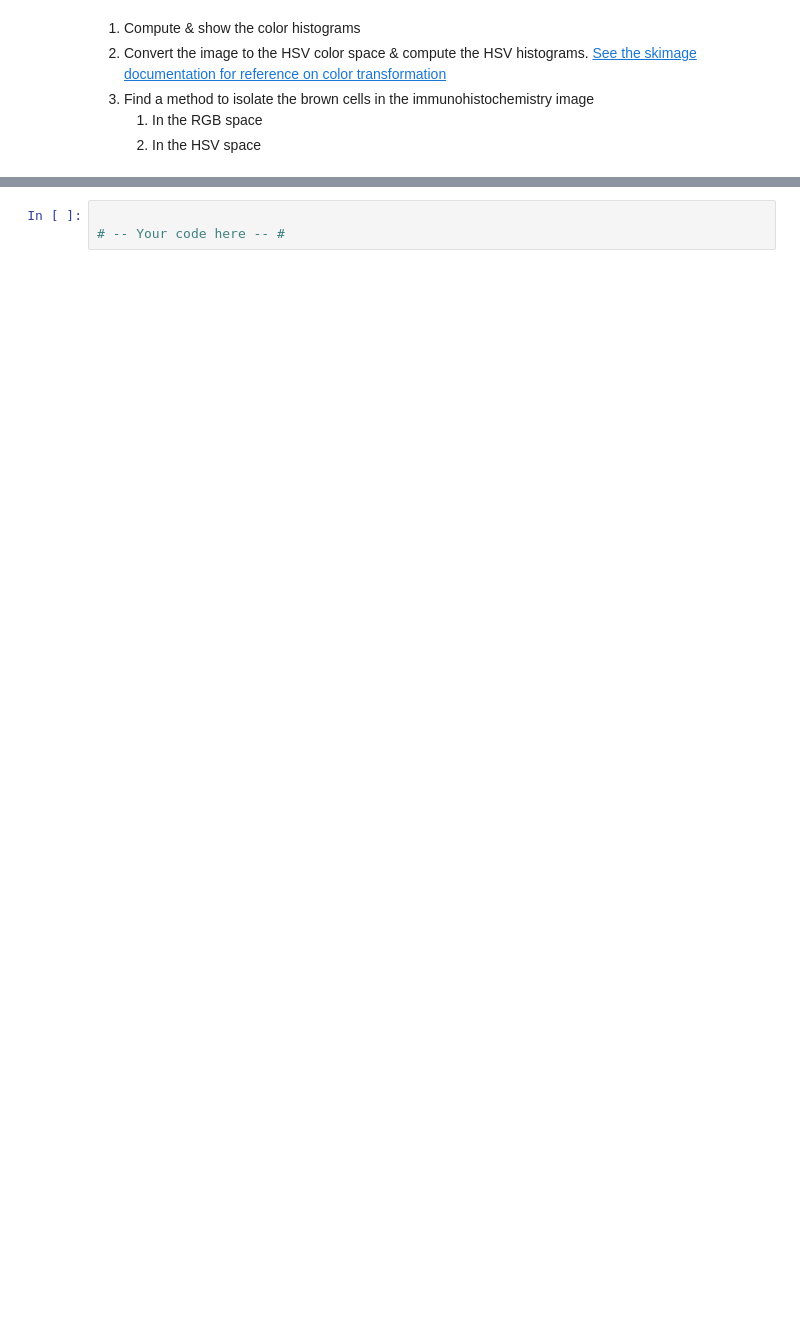
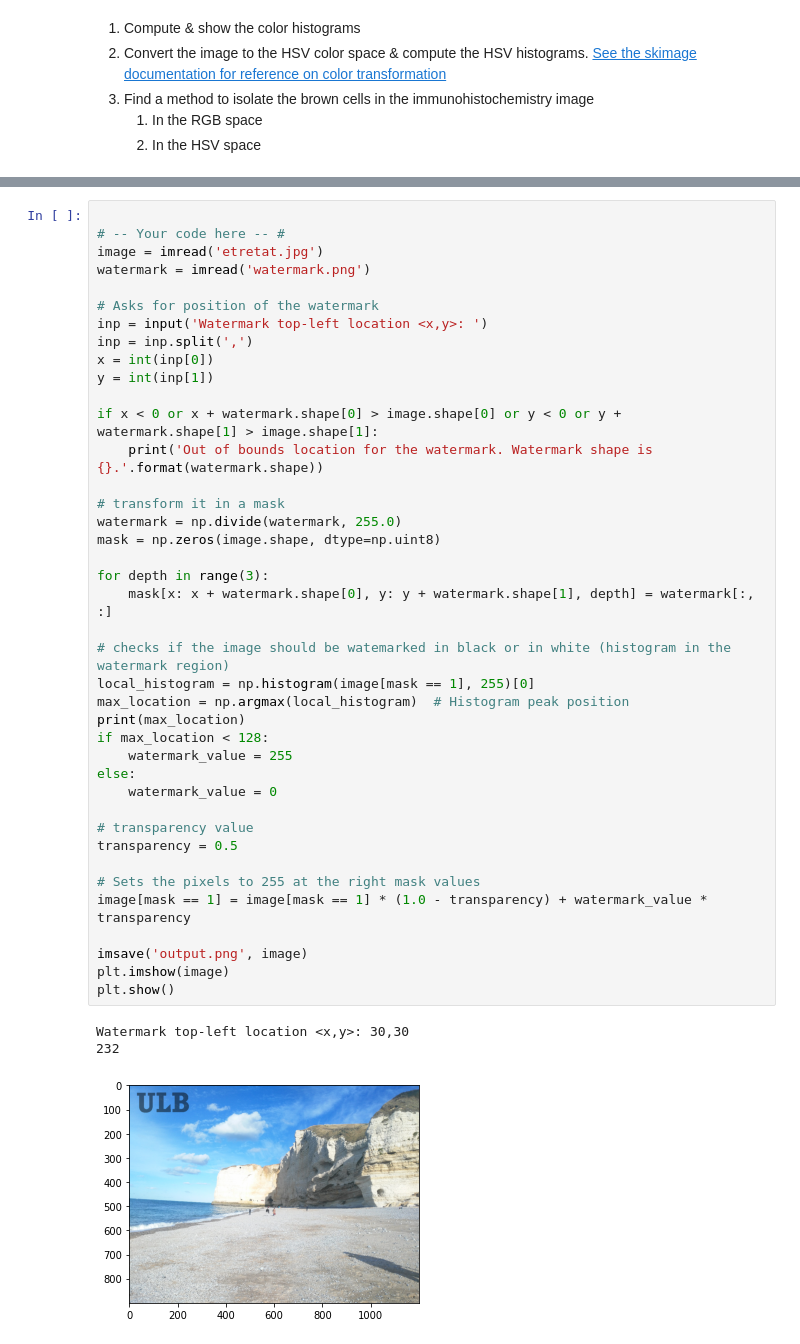
Before and after one commit to GriffinBabe/info-h-500-501, a Jupyter notebook: LABS/1 - Image Information.ipynb, the cells around one changed output, grey strips where cells are left out. Cells and saved outputs as stored; diff of their text form; blank space fills up the shorter version.

```diff
--- a/LABS/1 - Image Information.ipynb
+++ b/LABS/1 - Image Information.ipynb
@@ -285,6 +308,47 @@ For extra points, you may add some possible improvements (note: this is not an e
 * Add transparency effect to the watermark
 * Determine if the watermark should be dark or light based on the luminosity of the image
 * ...
-# %%
-
-# -- Your code here -- #
+# %%
+
+# -- Your code here -- #
+image = imread('etretat.jpg')
+watermark = imread('watermark.png')
+
+# Asks for position of the watermark
+inp = input('Watermark top-left location <x,y>: ')
+inp = inp.split(',')
+x = int(inp[0])
+y = int(inp[1])
+
+if x < 0 or x + watermark.shape[0] > image.shape[0] or y < 0 or y + watermark.shape[1] > image.shape[1]:
+    print('Out of bounds location for the watermark. Watermark shape is {}.'.format(watermark.shape))
+
+# transform it in a mask
+watermark = np.divide(watermark, 255.0)
+mask = np.zeros(image.shape, dtype=np.uint8)
+
+for depth in range(3):
+    mask[x: x + watermark.shape[0], y: y + watermark.shape[1], depth] = watermark[:, :]
+
+# checks if the image should be watemarked in black or in white (histogram in the watermark region)
+local_histogram = np.histogram(image[mask == 1], 255)[0]
+max_location = np.argmax(local_histogram)  # Histogram peak position
+print(max_location)
+if max_location < 128:
+    watermark_value = 255
+else:
+    watermark_value = 0
+
+# transparency value
+transparency = 0.5
+
+# Sets the pixels to 255 at the right mask values
+image[mask == 1] = image[mask == 1] * (1.0 - transparency) + watermark_value * transparency
+
+imsave('output.png', image)
+plt.imshow(image)
+plt.show()
+# %% [output]
+Watermark top-left location <x,y>: 30,30
+232
+[figure, added]
```
Also changed, not shown: parts of 4 cells of this notebook, 1 other file.
